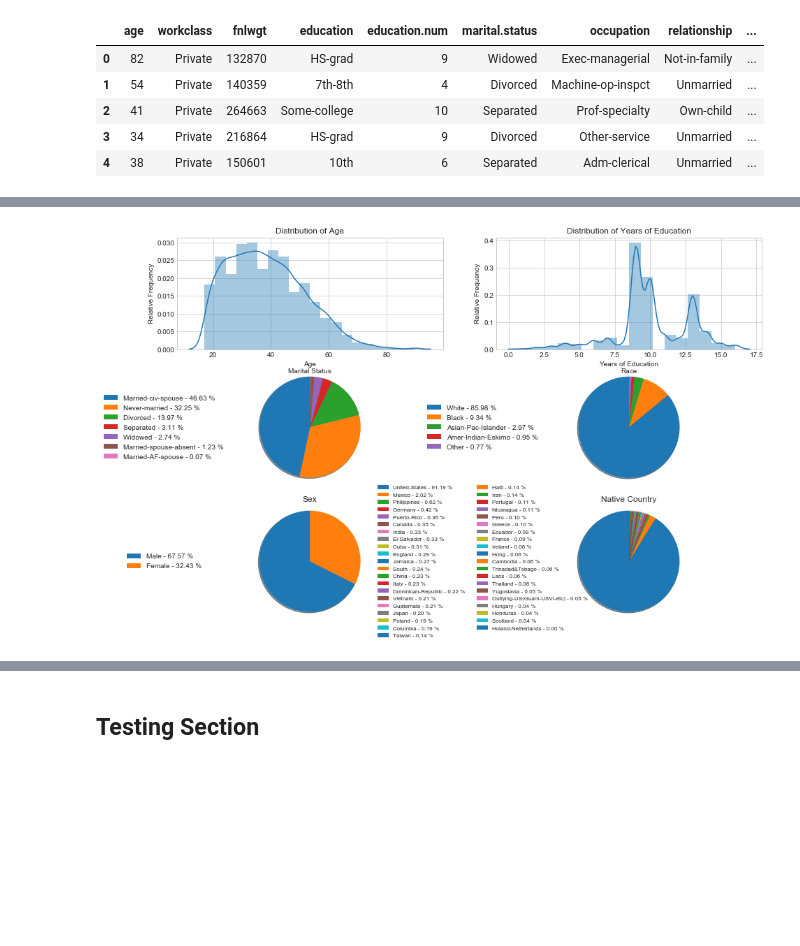
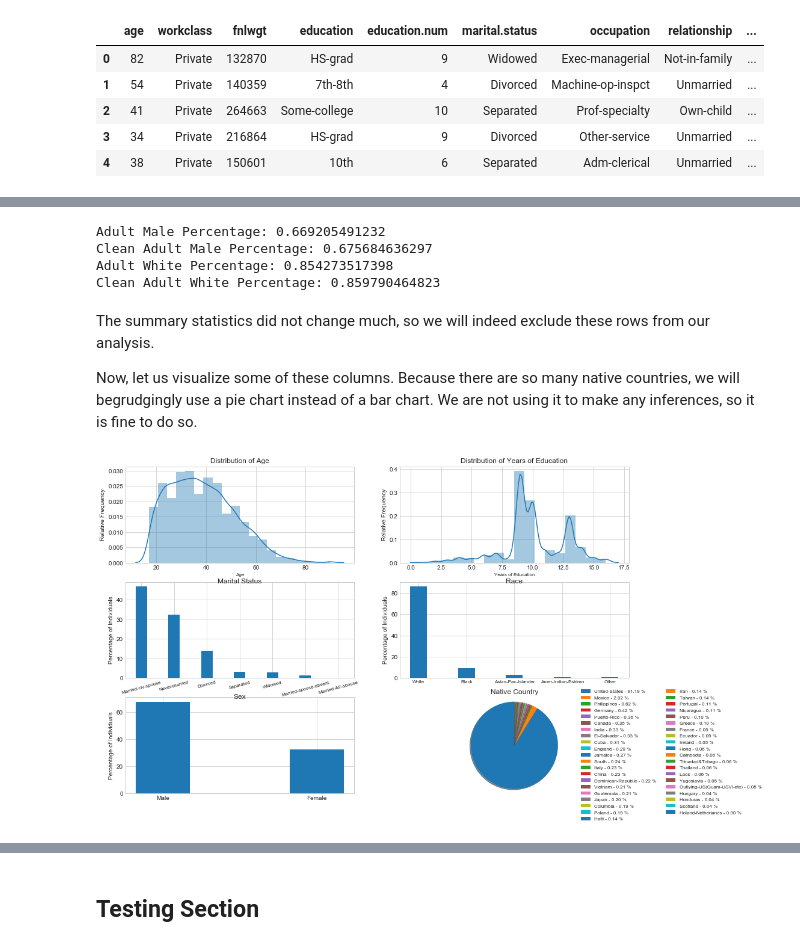
Before and after one commit to berkeley-stat159-f17/project-3-p2-ou-yu-li, a Jupyter notebook: demographics-p1.ipynb, the cells around one changed output, grey strips where cells are left out. Drawn from its saved outputs; the diff is of its cells as text; code cells hidden in the pictures; blank space fills up the shorter version.

```diff
--- a/demographics-p1.ipynb
+++ b/demographics-p1.ipynb
@@ -59,5 +92,5 @@ def get_missing_data_indices(df):
 # %%
-missing_ind = get_missing_data_indices(adult)
+missing_ind = find_indices_with_value(adult, "?")
 len(missing_ind)
 # %% [output]
 2399
@@ -98,59 +136,80 @@ max         99.000000
+# %%
+males = (adult["sex"] == "Male")
+clean_males = (clean_adult["sex"] == "Male")
+print("Adult Male Percentage: " + str(males.sum() / len(males)))
+print("Clean Adult Male Percentage: " + str(clean_males.sum() / len(clean_males)))
+white = (adult["race"] == "White")
+clean_white = (clean_adult["race"] == "White")
+print("Adult White Percentage: " + str(white.sum() / len(white)))
+print("Clean Adult White Percentage: " + str(clean_white.sum() / len(clean_white)))
+# %% [output]
+Adult Male Percentage: 0.669205491232
+Clean Adult Male Percentage: 0.675684636297
+Adult White Percentage: 0.854273517398
+Clean Adult White Percentage: 0.859790464823
+# %% [markdown]
+The summary statistics did not change much, so we will indeed exclude these rows from our analysis.
+
+Now, let us visualize some of these columns. Because there are so many native countries, we will begrudgingly use a pie chart instead of a bar chart. We are not using it to make any inferences, so it is fine to do so.
 # %%
 fig, axes = plt.subplots(nrows=3, ncols=2)
 
 ax1 = axes[0, 0]
 sns.distplot(clean_adult["age"], bins = 20, ax = ax1)
 ax1.set_title("Distribution of Age")
-ax1.set_xlabel("Age")
+ax1.set_xlabel("Age", fontsize = 8)
 ax1.set_ylabel("Relative Frequency")
 
 ax2 = axes[0, 1]
 sns.distplot(clean_adult["education.num"], bins = 18, ax = ax2)
 ax2.set_title("Distribution of Years of Education")
-ax2.set_xlabel("Years of Education")
+ax2.set_xlabel("Years of Education", fontsize = 8)
 ax2.set_ylabel("Relative Frequency")
 
 ax3 = axes[1, 0]
 counts = clean_adult["marital.status"].value_counts()
 percents = 100 * counts.values/counts.values.sum()
-patches, texts = ax3.pie(percents, shadow=True, startangle=90)
-ax3.axis("equal")
-labels = ['{0} - {1:1.2f} %'.format(i,j) for i,j in zip(counts.index, percents)]
-ax3.legend(patches, labels, loc="center", bbox_to_anchor=(-0.05, 0.5),
-           fontsize=10)
-ax3.set_title("Marital Status", y = 0.95, fontsize = 10)
+ind = np.arange(len(percents))
+width = 0.35
+rects = ax3.bar(ind, percents, width)
+ax3.set_ylabel("Percentage of Individuals")
+ax3.set_xticks(ind)
+ax3.set_xticklabels(counts.index, fontsize = 8, rotation = 15)
+ax3.set_title("Marital Status", y = 0.95)
 
 ax4 = axes[1, 1]
 counts = clean_adult["race"].value_counts()
 percents = 100 * counts.values/counts.values.sum()
-patches, texts = ax4.pie(percents, shadow=True, startangle=90)
-ax4.axis("equal")
-labels = ['{0} - {1:1.2f} %'.format(i,j) for i,j in zip(counts.index, percents)]
-ax4.legend(patches, labels, loc="center", bbox_to_anchor=(-0.05, 0.5),
-           fontsize=10)
-ax4.set_title("Race", y = 0.95, fontsize = 10)
+ind = np.arange(len(percents))
+width = 0.35
+rects = ax4.bar(ind, percents, width)
+ax4.set_ylabel("Percentage of Individuals")
+ax4.set_xticks(ind)
+ax4.set_xticklabels(counts.index, fontsize = 8)
+ax4.set_title("Race", y = 0.95)
 
 ax5 = axes[2, 0]
 counts = clean_adult["sex"].value_counts()
 percents = 100 * counts.values/counts.values.sum()
-patches, texts = ax5.pie(percents, shadow=True, startangle=90)
-ax5.axis("equal")
-labels = ['{0} - {1:1.2f} %'.format(i,j) for i,j in zip(counts.index, percents)]
-ax5.legend(patches, labels, loc="center", bbox_to_anchor=(-0.05, 0.5),
-           fontsize=10)
-ax5.set_title("Sex")
+ind = np.arange(len(percents))
+width = 0.35
+rects = ax5.bar(ind, percents, width)
+ax5.set_ylabel("Percentage of Individuals")
+ax5.set_xticks(ind)
+ax5.set_xticklabels(counts.index, fontsize = 10)
+ax5.set_title("Sex", y = 0.95)
 
 ax6 = axes[2, 1]
 counts = clean_adult["native.country"].value_counts()
 percents = 100 * counts.values/counts.values.sum()
 patches, texts = ax6.pie(percents, shadow=True, startangle=90)
 ax6.axis("equal")
 labels = ['{0} - {1:1.2f} %'.format(i,j) for i,j in zip(counts.index, percents)]
-ax6.legend(patches, labels, loc="center", ncol = 2, bbox_to_anchor=(-0.05, 0.5),
+ax6.legend(patches, labels, loc="right", ncol = 2, bbox_to_anchor=(1.6, 0.4),
            fontsize=8)
 ax6.set_title("Native Country")
 
 os.makedirs("fig", exist_ok=True)
 fig.savefig("fig/columns.png")
 # %% [output]
-[figure, old version]
+[figure, new version]
```
Also changed, not shown: parts of 12 cells of this notebook, 17 other files.
